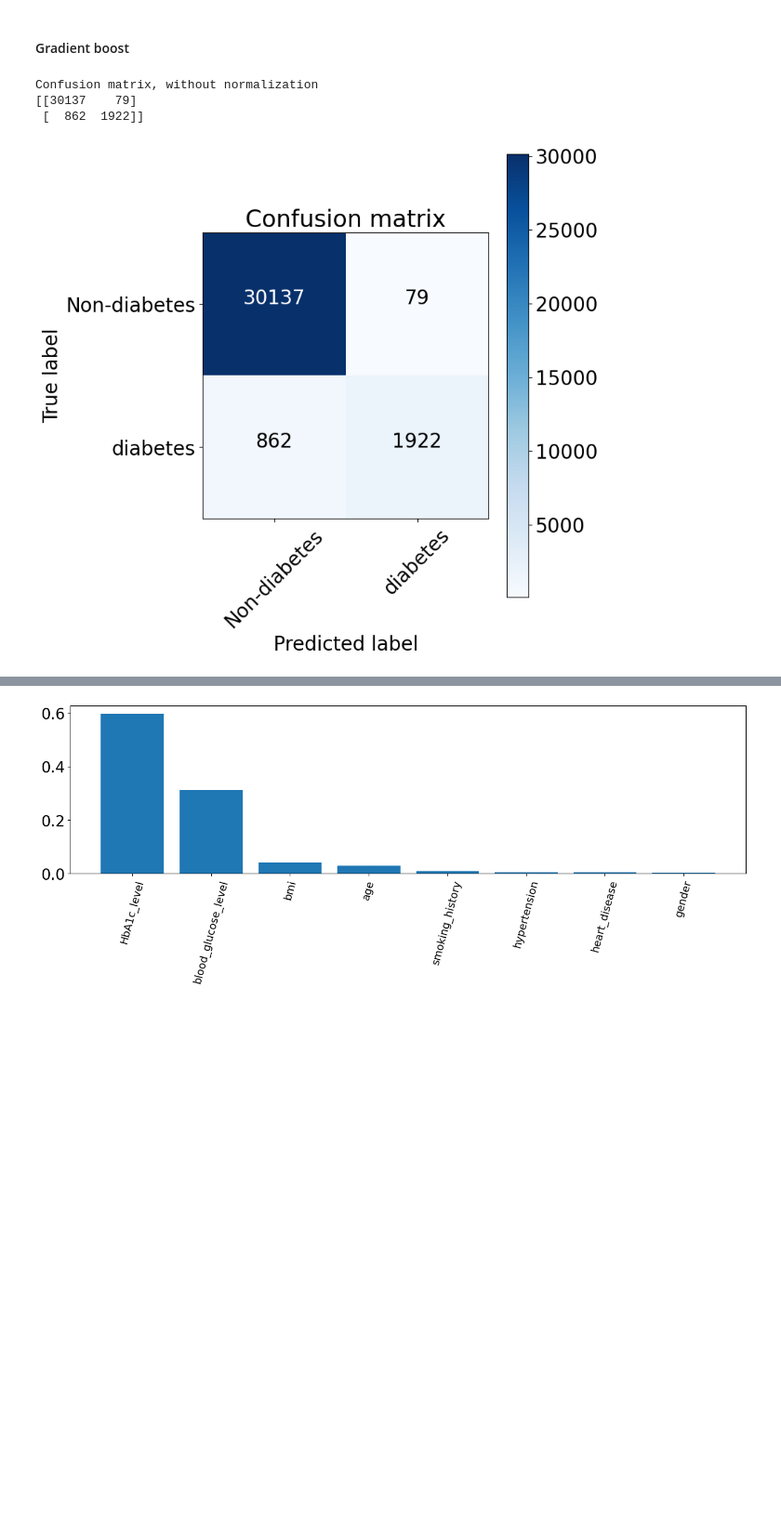
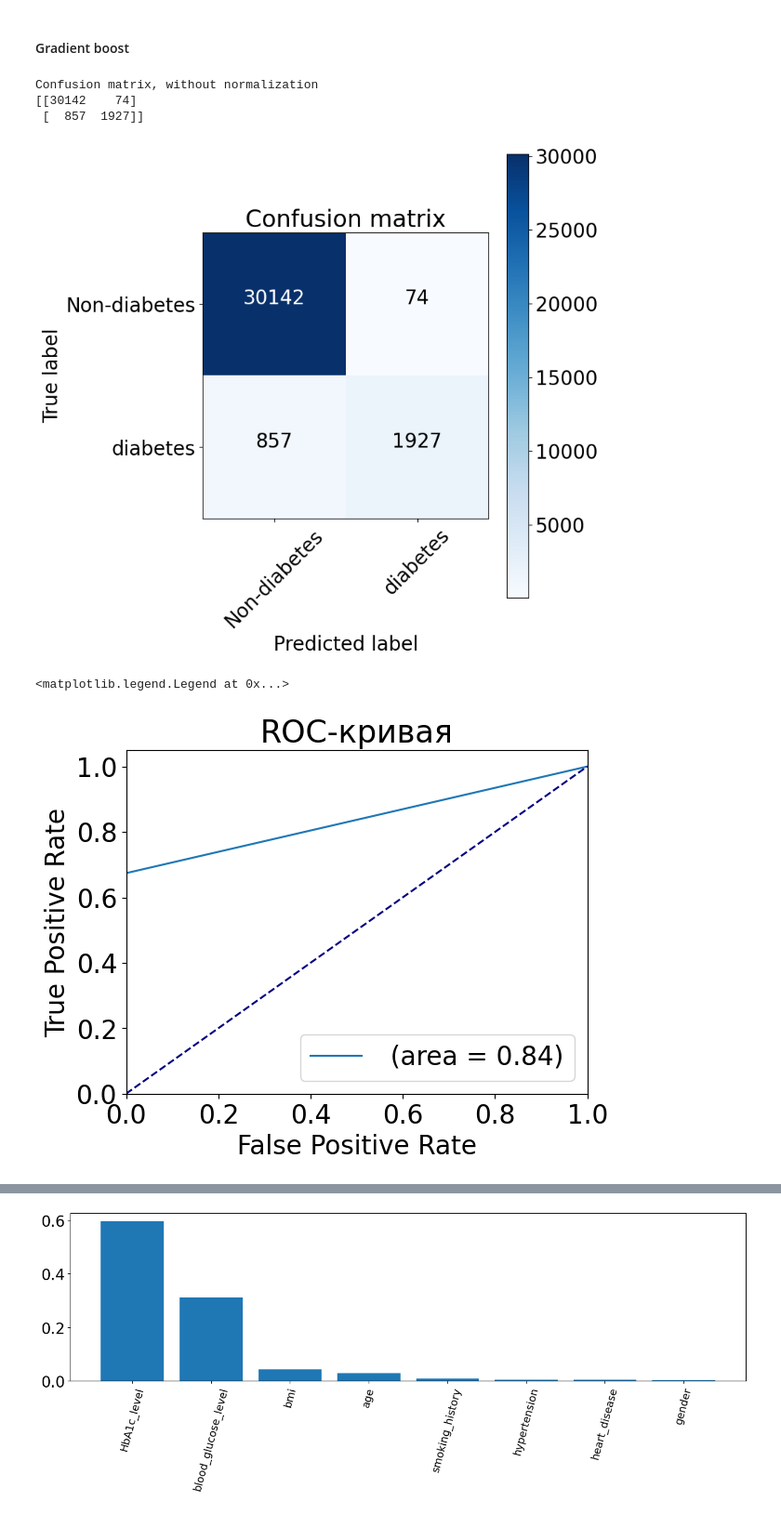
Before and after one commit to NikitaGoltsev/Theory_of_stat_decisions, a Jupyter notebook: lab03/diabet-data.ipynb, the cells around one changed output, grey strips where cells are left out. Shown at 93% size. Drawn from its saved outputs; the diff is of its cells as text; code cells hidden in the pictures; blank space fills up the shorter version.

Commit message:
With_roc_curve in diabet

```diff
--- a/lab03/diabet-data.ipynb
+++ b/lab03/diabet-data.ipynb
@@ -24,8 +24,8 @@ from sklearn.model_selection import cross_validate
 import warnings
 warnings.filterwarnings('ignore')
 # %%
-df = pd.read_csv('/kaggle/input/diabetes-prediction-dataset/diabetes_prediction_dataset.csv')
-
+# df = pd.read_csv('/kaggle/input/diabetes-prediction-dataset/diabetes_prediction_dataset.csv')
+df = pd.read_csv('./data/diabetes_prediction.csv')
 df
 # %% [output]
 |  | gender | age | hypertension | heart_disease | smoking_history | bmi | HbA1c_level | ... |
@@ -175,18 +192,33 @@ pred_grd = gbr.predict(X_test)
 # %%
 font = {'size' : 20}
 
 plt.rc('font', **font)
 
 cnf_matrix = confusion_matrix(y_test, gbr.predict(X_test))
 plt.figure(figsize=(8, 8))
 plot_confusion_matrix(cnf_matrix, classes=['Non-diabetes', 'diabetes'],
                       title='Confusion matrix')
 plt.show()
+
+fpr, tpr, treshold = roc_curve(y_test, pred_rt)
+roc_auc = auc(fpr, tpr)
+
+plt.plot(fpr, tpr,
+            label=f' (area = %0.2f)' % roc_auc)
+plt.plot([0, 1], [0, 1], color='navy', linestyle='--')
+plt.xlim([0.0, 1.0])
+plt.ylim([0.0, 1.05])
+plt.xlabel('False Positive Rate')
+plt.ylabel('True Positive Rate')
+plt.title(f'ROC-кривая')
+plt.legend(loc="lower right")
 # %% [output]
 Confusion matrix, without normalization
-[[30137    79]
- [  862  1922]]
+[[30142    74]
+ [  857  1927]]
-[figure, old version]
+[figure, new version]
+<matplotlib.legend.Legend at 0x...>
+[figure, added]
 # %%
 report = classification_report(y_test, gbr.predict(X_test), target_names=['Non-diabetes', 'diabetes'])
 print(report)
```
Also changed, not shown: parts of 7 cells of this notebook, 1 other file.
